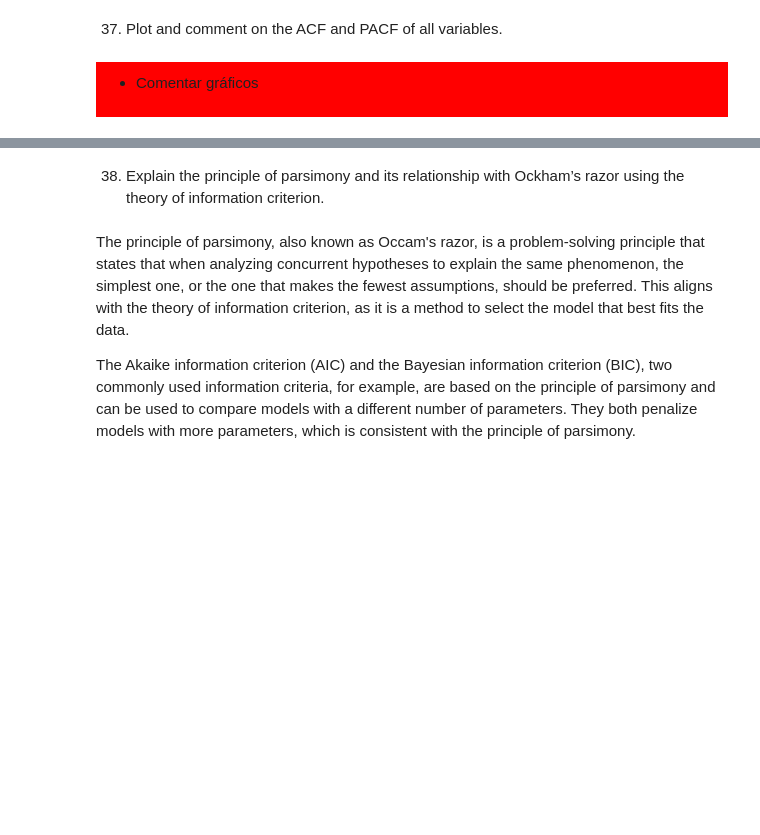
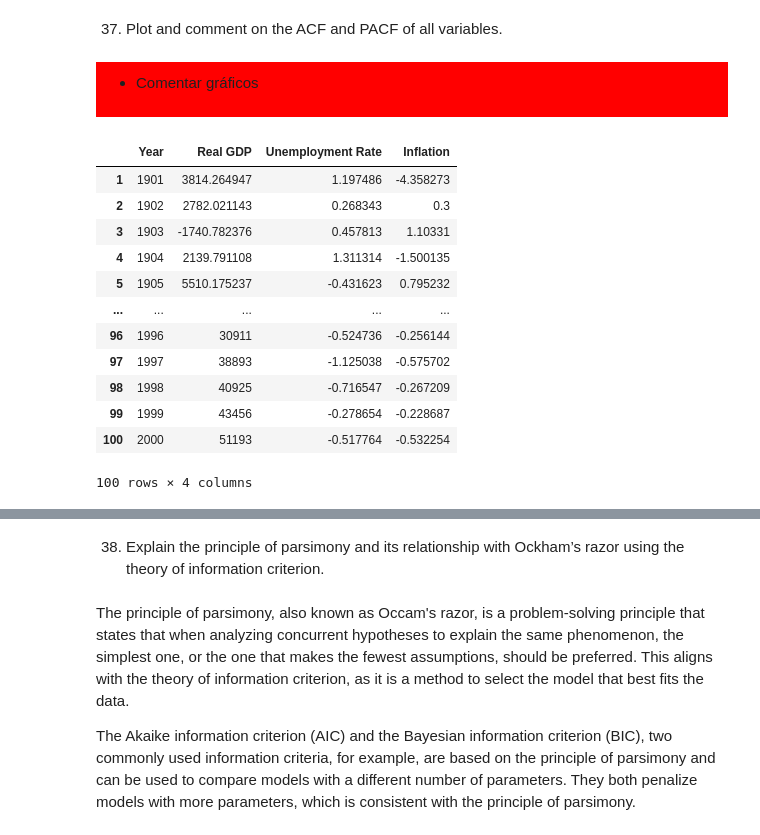
Before and after one commit to ArthurMbraga/MODS202-Econometrics, a Jupyter notebook: project.ipynb, the cells around one changed output, grey strips where cells are left out. Saved outputs shown, nothing was run; the diff lists cells and outputs as text; code cells hidden in the pictures; blank space fills up the shorter version.

```diff
--- a/project.ipynb
+++ b/project.ipynb
@@ -1109,3 +1107,27 @@ from statsmodels.graphics.tsaplots import plot_acf, plot_pacf
+# %%
+from statsmodels.graphics.tsaplots import plot_acf, plot_pacf
+
+df3_diff = df3.copy()
+df3_diff['Real GDP'] = df3['Real GDP'].diff().dropna()
+df3_diff['Unemployment Rate'] = df3['Unemployment Rate'].diff().dropna()
+df3_diff['Inflation'] = df3['Inflation'].diff().dropna()
+
+df3_diff.dropna(inplace=True)
+df3_diff
+# %% [output]
+|  | Year | Real GDP | Unemployment Rate | Inflation |
+| 1 | 1901 | 3814.264947 | 1.197486 | -4.358273 |
+| 2 | 1902 | 2782.021143 | 0.268343 | 0.3 |
+| 3 | 1903 | -1740.782376 | 0.457813 | 1.10331 |
+| 4 | 1904 | 2139.791108 | 1.311314 | -1.500135 |
+| 5 | 1905 | 5510.175237 | -0.431623 | 0.795232 |
+| ... | ... | ... | ... | ... |
+| 96 | 1996 | 30911 | -0.524736 | -0.256144 |
+| 97 | 1997 | 38893 | -1.125038 | -0.575702 |
+| 98 | 1998 | 40925 | -0.716547 | -0.267209 |
+| 99 | 1999 | 43456 | -0.278654 | -0.228687 |
+| 100 | 2000 | 51193 | -0.517764 | -0.532254 |
+100 rows × 4 columns
 # %%
 fig, (ax1, ax2) = plt.subplots(1, 2, figsize=(12, 4), sharey=True)
 
```
Also changed, not shown: parts of 7 cells of this notebook.
